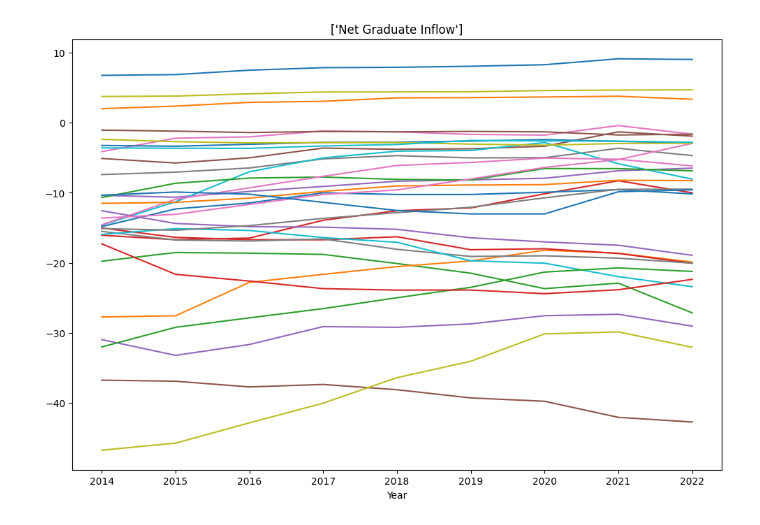
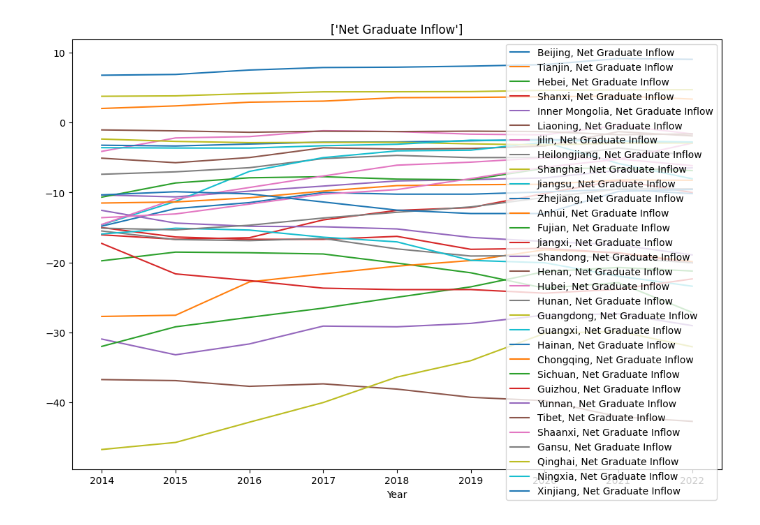
Before and after one commit to kabuto44/Gaokao-Data-Analysis, a Jupyter notebook: Plots.ipynb, the cells around one changed output. Cells and saved outputs as stored; diff of their text form; code cells hidden in the pictures.

```diff
--- a/Plots.ipynb
+++ b/Plots.ipynb
@@ -21,6 +35,6 @@ multiplot(ylabel = "10,000 people")
 # %%
 datasets = ["Net Graduate Inflow"]
 provinces = None
-multiplot(legend=False)
+multiplot()
 # %% [output]
-[figure, old version]
+[figure, new version]
```
Also changed, not shown: parts of 6 cells of this notebook, 10 other files.
